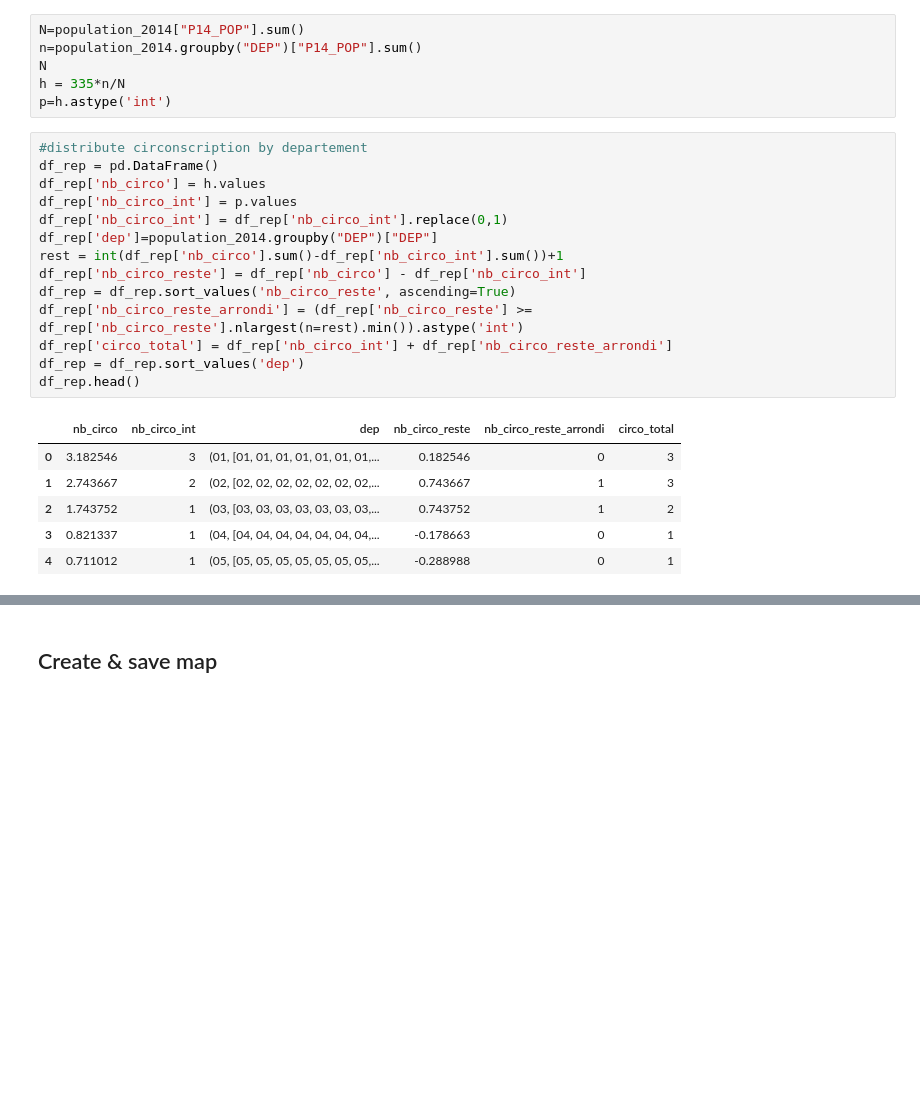
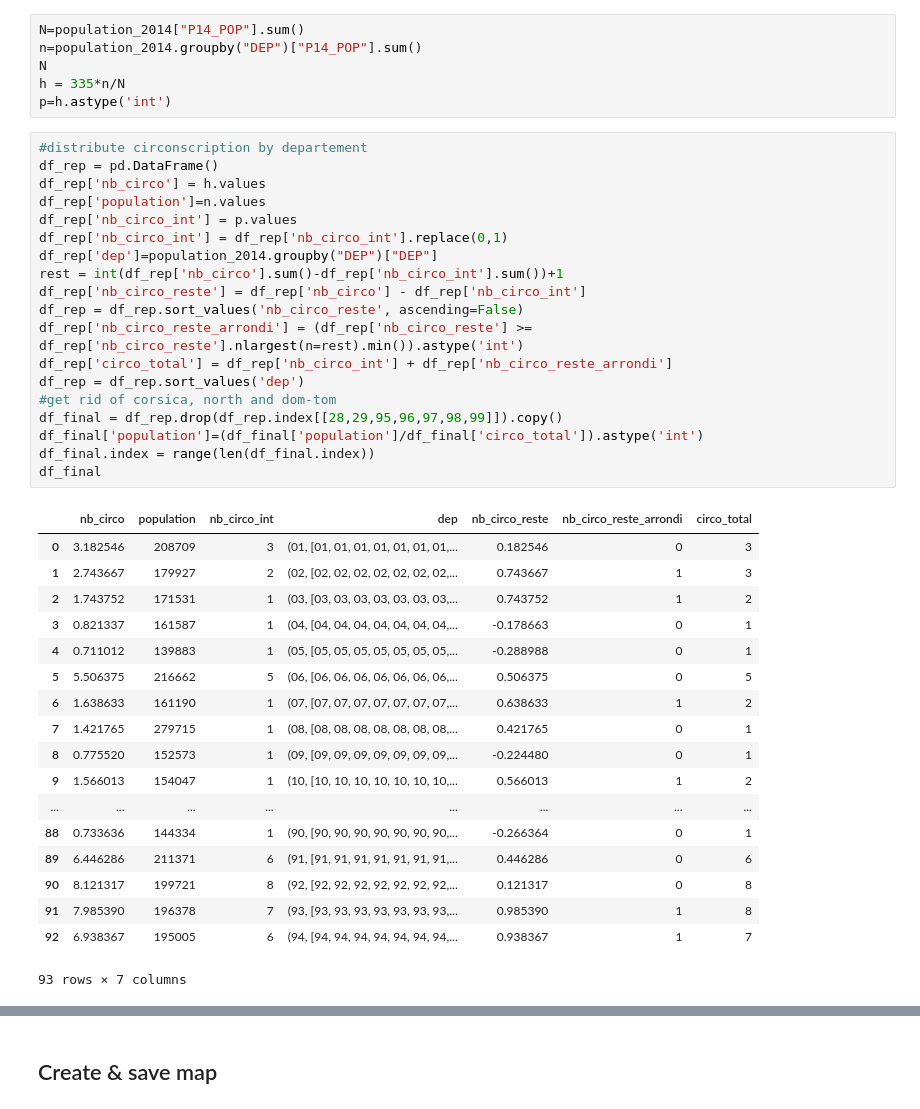
Before and after one commit to Makitsu/Data4Good, a Jupyter notebook: summary.ipynb, the cells around one changed output, grey strips where cells are left out. Drawn from its saved outputs; the diff is of its cells as text; blank space fills up the shorter version.

```diff
--- a/summary.ipynb
+++ b/summary.ipynb
@@ -43,24 +43,41 @@ p=h.astype('int')
 # %%
 #distribute circonscription by departement
 df_rep = pd.DataFrame()
 df_rep['nb_circo'] = h.values
+df_rep['population']=n.values
 df_rep['nb_circo_int'] = p.values
 df_rep['nb_circo_int'] = df_rep['nb_circo_int'].replace(0,1)
 df_rep['dep']=population_2014.groupby("DEP")["DEP"]
 rest = int(df_rep['nb_circo'].sum()-df_rep['nb_circo_int'].sum())+1
 df_rep['nb_circo_reste'] = df_rep['nb_circo'] - df_rep['nb_circo_int']
-df_rep = df_rep.sort_values('nb_circo_reste', ascending=True)
+df_rep = df_rep.sort_values('nb_circo_reste', ascending=False)
 df_rep['nb_circo_reste_arrondi'] = (df_rep['nb_circo_reste'] >= df_rep['nb_circo_reste'].nlargest(n=rest).min()).astype('int')
 df_rep['circo_total'] = df_rep['nb_circo_int'] + df_rep['nb_circo_reste_arrondi']
 df_rep = df_rep.sort_values('dep')
-df_rep.head()
+#get rid of corsica, north and dom-tom
+df_final = df_rep.drop(df_rep.index[[28,29,95,96,97,98,99]]).copy()
+df_final['population']=(df_final['population']/df_final['circo_total']).astype('int')
+df_final.index = range(len(df_final.index))
+df_final
 # %% [output]
-|  | nb_circo | nb_circo_int | dep | nb_circo_reste | nb_circo_reste_arrondi | circo_total |
-| 0 | 3.182546 | 3 | (01, [01, 01, 01, 01, 01, 01, 01,... | 0.182546 | 0 | 3 |
-| 1 | 2.743667 | 2 | (02, [02, 02, 02, 02, 02, 02, 02,... | 0.743667 | 1 | 3 |
-| 2 | 1.743752 | 1 | (03, [03, 03, 03, 03, 03, 03, 03,... | 0.743752 | 1 | 2 |
-| 3 | 0.821337 | 1 | (04, [04, 04, 04, 04, 04, 04, 04,... | -0.178663 | 0 | 1 |
-| 4 | 0.711012 | 1 | (05, [05, 05, 05, 05, 05, 05, 05,... | -0.288988 | 0 | 1 |
+|  | nb_circo | population | nb_circo_int | dep | nb_circo_reste | nb_circo_reste_arrondi | circo_total |
+| 0 | 3.182546 | 208709 | 3 | (01, [01, 01, 01, 01, 01, 01, 01,... | 0.182546 | 0 | 3 |
+| 1 | 2.743667 | 179927 | 2 | (02, [02, 02, 02, 02, 02, 02, 02,... | 0.743667 | 1 | 3 |
+| 2 | 1.743752 | 171531 | 1 | (03, [03, 03, 03, 03, 03, 03, 03,... | 0.743752 | 1 | 2 |
+| 3 | 0.821337 | 161587 | 1 | (04, [04, 04, 04, 04, 04, 04, 04,... | -0.178663 | 0 | 1 |
+| 4 | 0.711012 | 139883 | 1 | (05, [05, 05, 05, 05, 05, 05, 05,... | -0.288988 | 0 | 1 |
+| 5 | 5.506375 | 216662 | 5 | (06, [06, 06, 06, 06, 06, 06, 06,... | 0.506375 | 0 | 5 |
+| 6 | 1.638633 | 161190 | 1 | (07, [07, 07, 07, 07, 07, 07, 07,... | 0.638633 | 1 | 2 |
+| 7 | 1.421765 | 279715 | 1 | (08, [08, 08, 08, 08, 08, 08, 08,... | 0.421765 | 0 | 1 |
+| 8 | 0.775520 | 152573 | 1 | (09, [09, 09, 09, 09, 09, 09, 09,... | -0.224480 | 0 | 1 |
+| 9 | 1.566013 | 154047 | 1 | (10, [10, 10, 10, 10, 10, 10, 10,... | 0.566013 | 1 | 2 |
+| ... | ... | ... | ... | ... | ... | ... | ... |
+| 88 | 0.733636 | 144334 | 1 | (90, [90, 90, 90, 90, 90, 90, 90,... | -0.266364 | 0 | 1 |
+| 89 | 6.446286 | 211371 | 6 | (91, [91, 91, 91, 91, 91, 91, 91,... | 0.446286 | 0 | 6 |
+| 90 | 8.121317 | 199721 | 8 | (92, [92, 92, 92, 92, 92, 92, 92,... | 0.121317 | 0 | 8 |
+| 91 | 7.985390 | 196378 | 7 | (93, [93, 93, 93, 93, 93, 93, 93,... | 0.985390 | 1 | 8 |
+| 92 | 6.938367 | 195005 | 6 | (94, [94, 94, 94, 94, 94, 94, 94,... | 0.938367 | 1 | 7 |
+93 rows × 7 columns
 # %%
 iris_filtered= {}
 
```
Also changed, not shown: parts of 2 cells of this notebook, 1 other file.
